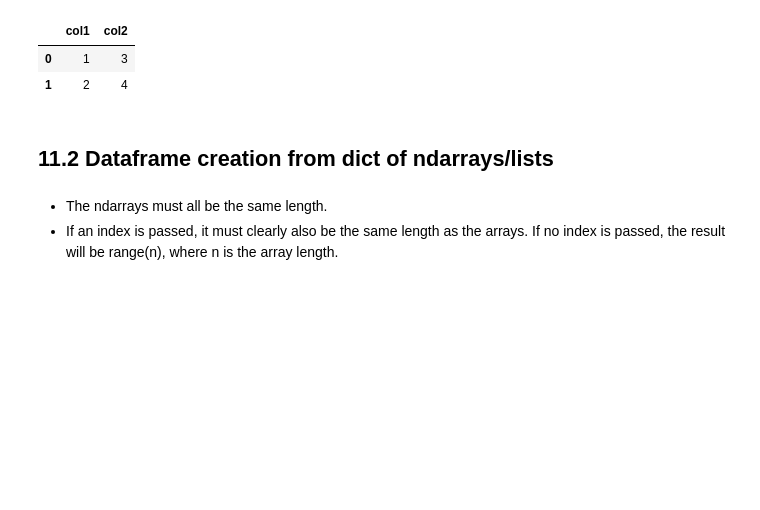
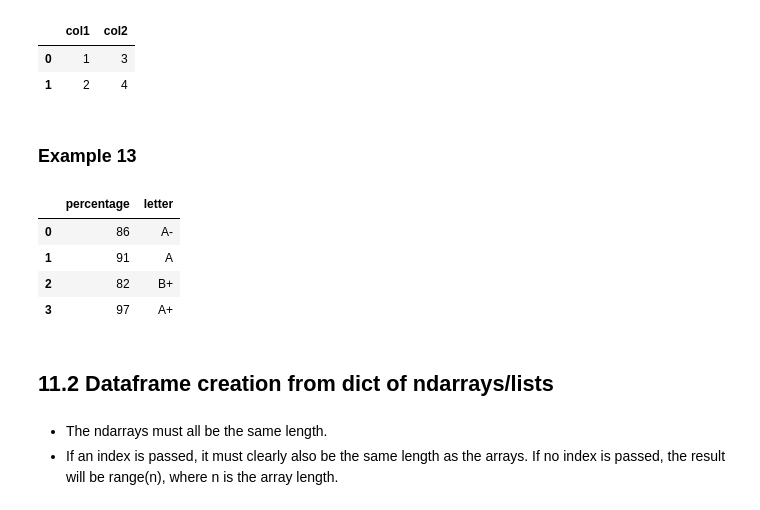
Before and after one commit to pvnkzn/Week1-Intro-to-Python, a Jupyter notebook: Introduction_to_Python.ipynb, the cells around one changed output. Cells and saved outputs as stored; diff of their text form; code cells hidden in the pictures; blank space fills up the shorter version.

Commit message:
added examples 12-16

```diff
--- a/Introduction_to_Python.ipynb
+++ b/Introduction_to_Python.ipynb
@@ -1256,6 +1293,19 @@ d  NaN    3
 |  | col1 | col2 |
 | 0 | 1 | 3 |
 | 1 | 2 | 4 |
+# %% [markdown]
+### Example 13
+# %%
+#creating a dataframe from dictionary of grades
+grades = {"percentage": [86, 91, 82, 97], "letter": ["A-", "A", "B+", "A+"]}
+grades_df = pd.DataFrame(data=grades)
+grades_df
+# %% [output]
+|  | percentage | letter |
+| 0 | 86 | A- |
+| 1 | 91 | A |
+| 2 | 82 | B+ |
+| 3 | 97 | A+ |
 # %% [markdown]
 ## 11.2  Dataframe creation from dict of ndarrays/lists
 # %% [markdown]
```
Also changed, not shown: parts of 15 cells of this notebook.
